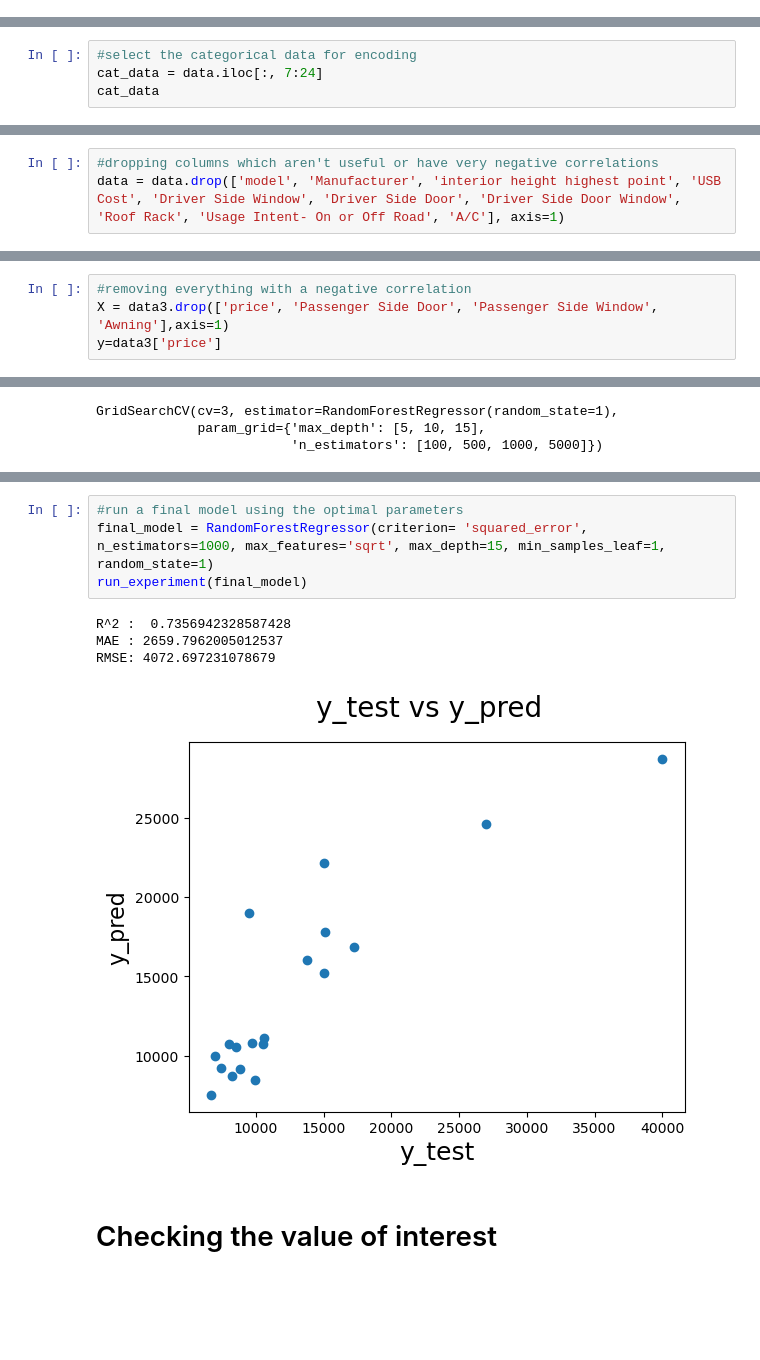
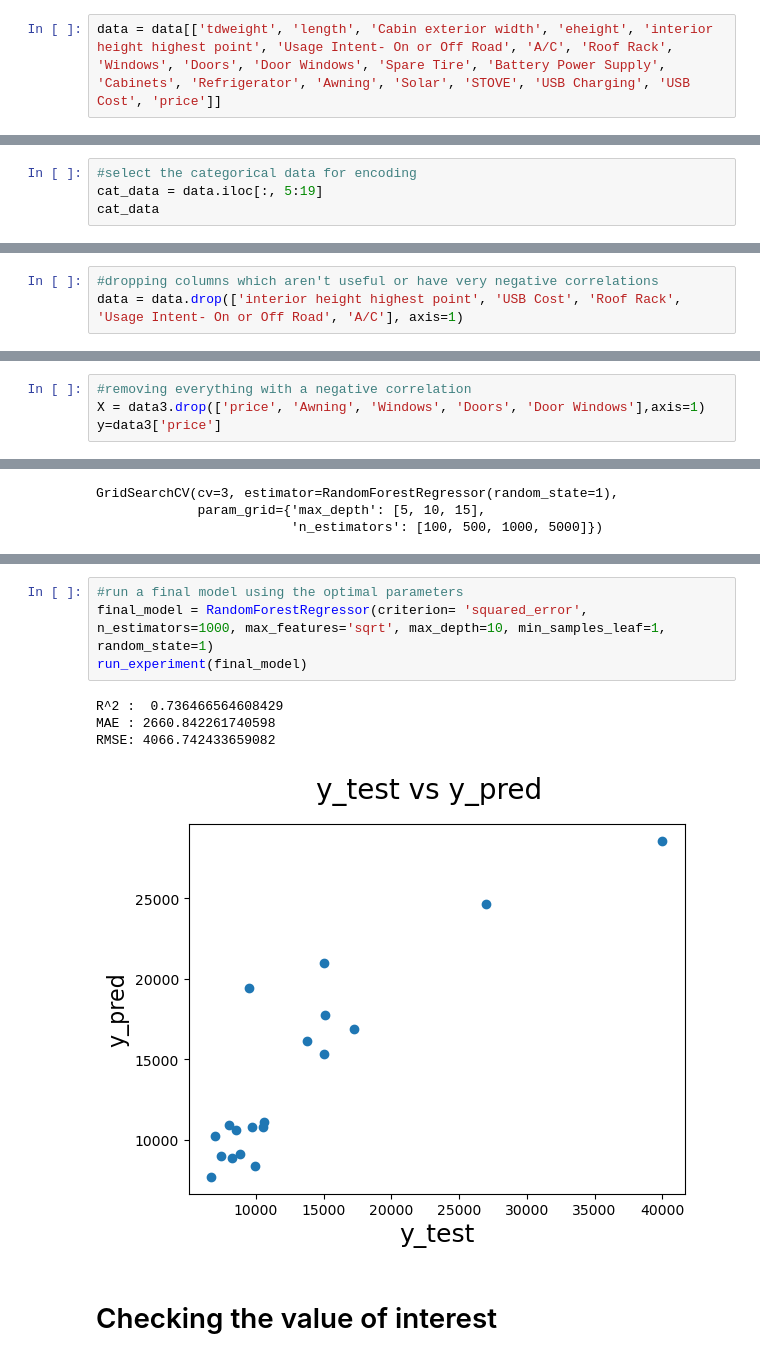
Before and after one commit to blue-quark/trailer_price_regression, a Jupyter notebook: trailer-price-regression.ipynb, the cells around one changed output, grey strips where cells are left out. Saved outputs shown, nothing was run; the diff lists cells and outputs as text; blank space fills up the shorter version.

Commit message:
Kaggle Notebook | Trailer Price Regression | Version 17

```diff
--- a/trailer-price-regression.ipynb
+++ b/trailer-price-regression.ipynb
@@ -165,0 +170,2 @@ for c in ['A/C', 'Roof Rack', 'Spare Tire', 'Cabinets', 'Refrigerator', 'Awning'
+# %%
+data = data[['tdweight', 'length', 'Cabin exterior width', 'eheight', 'interior height highest point', 'Usage Intent- On or Off Road', 'A/C', 'Roof Rack', 'Windows', 'Doors', 'Door Windows', 'Spare Tire', 'Battery Power Supply', 'Cabinets', 'Refrigerator', 'Awning', 'Solar', 'STOVE', 'USB Charging', 'USB Cost', 'price']]
@@ -166,5 +188,5 @@ for c in ['A/C', 'Roof Rack', 'Spare Tire', 'Cabinets', 'Refrigerator', 'Awning'
 # %%
 #select the categorical data for encoding
-cat_data = data.iloc[:, 7:24]
+cat_data = data.iloc[:, 5:19]
 cat_data
 # %% [output]
@@ -203,6 +229,6 @@ data.head()
 # %%
 #dropping columns which aren't useful or have very negative correlations
-data = data.drop(['model', 'Manufacturer', 'interior height highest point', 'USB Cost', 'Driver Side Window', 'Driver Side Door', 'Driver Side Door Window', 'Roof Rack', 'Usage Intent- On or Off Road', 'A/C'], axis=1)
+data = data.drop(['interior height highest point', 'USB Cost', 'Roof Rack', 'Usage Intent- On or Off Road', 'A/C'], axis=1)
 # %%
 #make a copy of the data for later
 data2=data
@@ -428,6 +440,6 @@ data3
 # %%
 #removing everything with a negative correlation
-X = data3.drop(['price', 'Passenger Side Door', 'Passenger Side Window', 'Awning'],axis=1)
+X = data3.drop(['price', 'Awning', 'Windows', 'Doors', 'Door Windows'],axis=1)
 y=data3['price']
 # %%
 X_train,X_test,y_train,y_test = train_test_split(X,y,test_size=0.2,random_state=1)
@@ -561,11 +573,11 @@ CV_rfc.best_params_
 # %%
 #run a final model using the optimal parameters
-final_model = RandomForestRegressor(criterion= 'squared_error', n_estimators=1000, max_features='sqrt', max_depth=15, min_samples_leaf=1, random_state=1)
+final_model = RandomForestRegressor(criterion= 'squared_error', n_estimators=1000, max_features='sqrt', max_depth=10, min_samples_leaf=1, random_state=1)
 run_experiment(final_model)
 # %% [output]
-R^2 :  0.7356942328587428
-MAE : 2659.7962005012537
-RMSE: 4072.697231078679
+R^2 :  0.736466564608429
+MAE : 2660.842261740598
+RMSE: 4066.742433659082
-[figure, old version]
+[figure, new version]
 # %% [markdown]
 # Checking the value of interest
```
Also changed, not shown: parts of 37 cells of this notebook.
